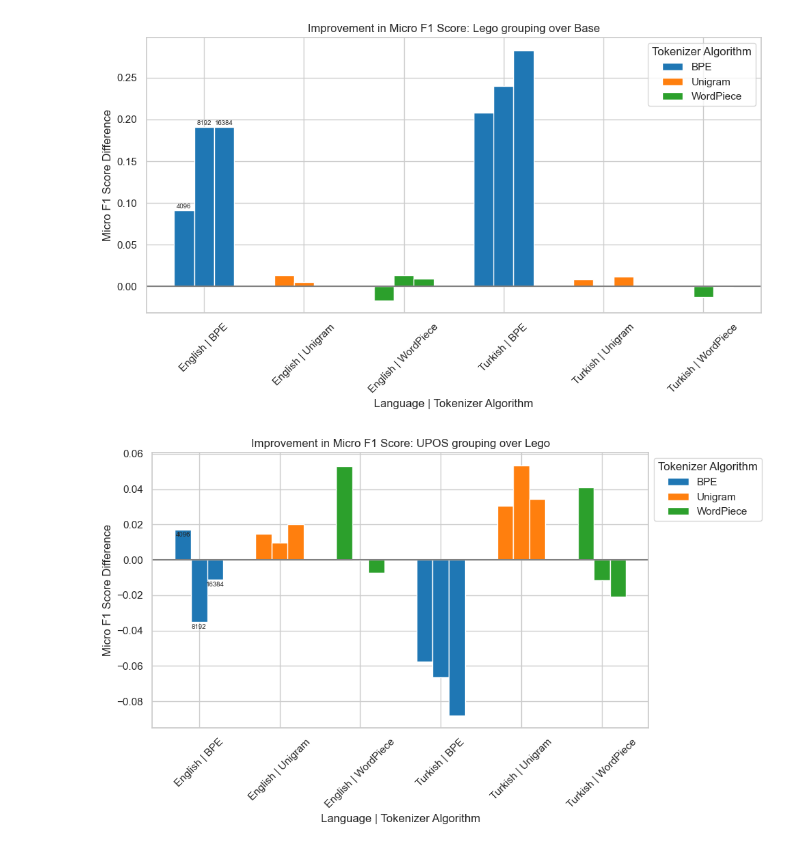
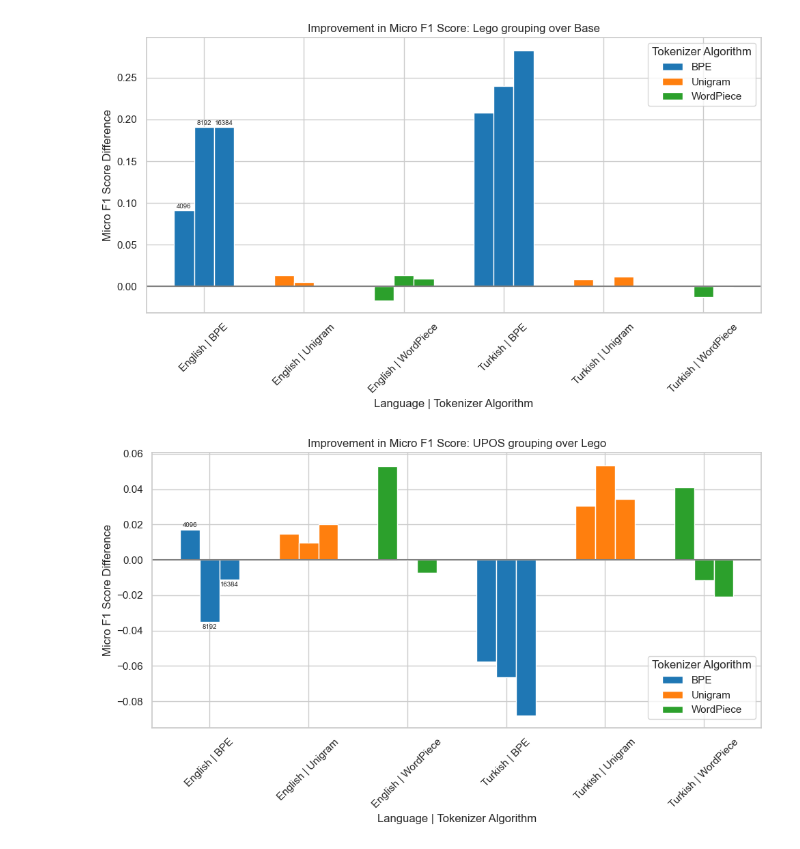
Before and after one commit to Lukas-Brockmann/Tokenization-by-Word-Tag, a Jupyter notebook: Analysis.ipynb, the cells around one changed output. Cells and saved outputs as stored; diff of their text form; code cells hidden in the pictures.

Commit message:
Plotting for the Presentation

```diff
--- a/Analysis.ipynb
+++ b/Analysis.ipynb
@@ -97,6 +34,0 @@ plt.show()
-# %%
-english_df['language'] = 'English'
-turkish_df['language'] = 'Turkish'
-df = df[df['allocation'] == 'proportional']
-df = df[['type', 'language', 'grouping', 'vocab_size', 'micro_avg_f1']]
-df
@@ -121,8 +89,9 @@ df
 # %%
+df_bar = df[df['allocation'] == 'proportional']
 grouping_pairs = [('upos', 'base'), ('lego', 'base'), ('upos', 'lego')]
 diff_df_list = []
 
-for (lang, typ), group in df.groupby(['language', 'type']):
+for (lang, typ), group in df_bar.groupby(['language', 'type']):
     for grp1, grp2 in grouping_pairs:
         # Pivot to get both F1 scores side by side
         pivot = group[group['grouping'].isin([grp1, grp2])].pivot(
@@ -184,7 +153,7 @@ for comp in comparisons:
 
             # Annotate vocab_size above bar
             if i == 0:
-                if comp == 'upos - base' or comp == 'lego - base':
+                if row['f1_diff'].values[0] > 0:
                     plt.text(
                         x,
                         row['f1_diff'].values[0] + 0.001,  # offset
@@ -192,7 +161,7 @@ for comp in comparisons:
                         ha='center',
                         va='bottom',
                         fontsize=7
-                )
+                    )
                 else:
                     plt.text(
                         x,
@@ -203,32 +172,35 @@ for comp in comparisons:
                         fontsize=7
                     )
 
         x_ticks.append(i)
         x_tick_labels.append(group)
 
     plt.axhline(0, color='gray', linestyle='-', linewidth=1.5)
 
 
     first, second = comp.split(' - ')
     pretty_names = {
         'upos': 'UPOS',
         'base': 'Base',
         'lego': 'Lego'
     }
     first = pretty_names.get(first, first)
     second = pretty_names.get(second, second)
 
     plt.title(f'Improvement in Micro F1 Score: {first} grouping over {second}')
     plt.xlabel('Language | Tokenizer Algorithm')
     plt.ylabel('Micro F1 Score Difference')
     plt.xticks(ticks=x_ticks, labels=x_tick_labels, rotation=45)
-    plt.legend(title='Tokenizer Algorithm', bbox_to_anchor=(1, 1))
+    if comp == "upos - lego":
+        plt.legend(title='Tokenizer Algorithm', bbox_to_anchor=(1, 0.28))
+    else:
+        plt.legend(title='Tokenizer Algorithm', bbox_to_anchor=(1, 1))
     plt.tight_layout()
     filename = comp.replace(" ", "_").replace("|", "").replace("/", "_")
     plt.savefig(f"D:/Dropbox/Bachelorarbeit/Tokenization by Word Tag/Plots/{filename}.pdf", format='pdf')
 
     plt.show()
 # %% [output]
 [figure]
 [figure]
-[figure, old version]
+[figure, new version]
```
Also changed, not shown: parts of 9 cells of this notebook, 12 other files.
